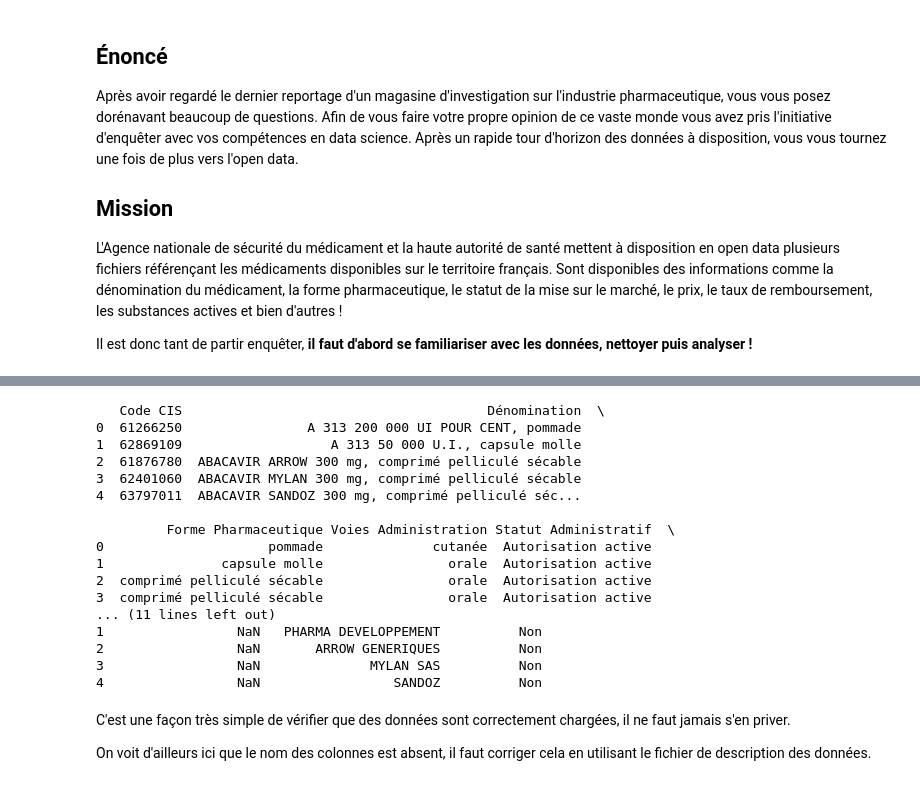
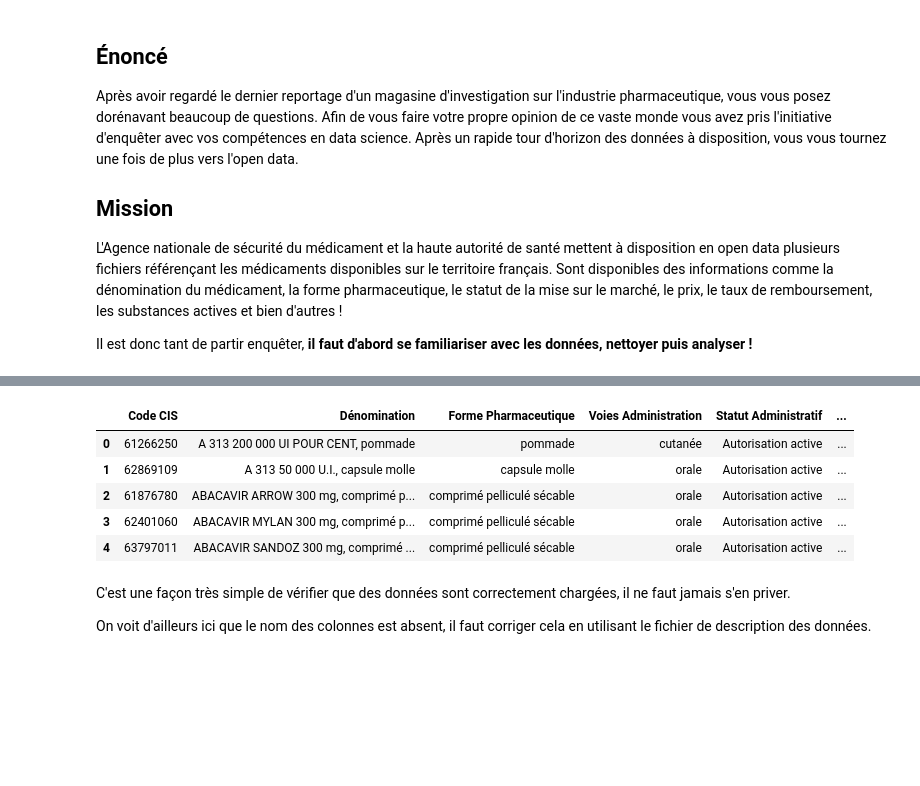
Before and after one commit to SowMobo/pandas_couverture_reseau, a Jupyter notebook: exercice.ipynb, the cells around one changed output, grey strips where cells are left out. Cells and saved outputs as stored; diff of their text form; code cells hidden in the pictures; blank space fills up the shorter version.

```diff
--- a/exercice.ipynb
+++ b/exercice.ipynb
@@ -25,25 +25,14 @@ df_spe = pd.read_csv('CIS_bdpm.txt', sep = '\t', header = None, encoding = 'iso-
 # %% [markdown]
 <img src='./oc2.png' width=15px /> Pouvez-vous afficher les 5 premières lignes du dataframe pour vérifier que les données sont bien chargées ?
 # %%
-print(df_spe.head(5))
+df_spe.head(5)
 # %% [output]
-   Code CIS                                       Dénomination  \
-0  61266250                A 313 200 000 UI POUR CENT, pommade
-1  62869109                   A 313 50 000 U.I., capsule molle
-2  61876780  ABACAVIR ARROW 300 mg, comprimé pelliculé sécable
-3  62401060  ABACAVIR MYLAN 300 mg, comprimé pelliculé sécable
-4  63797011  ABACAVIR SANDOZ 300 mg, comprimé pelliculé séc...
-
-         Forme Pharmaceutique Voies Administration Statut Administratif  \
-0                     pommade              cutanée  Autorisation active
-1               capsule molle                orale  Autorisation active
-2  comprimé pelliculé sécable                orale  Autorisation active
-3  comprimé pelliculé sécable                orale  Autorisation active
-... (11 lines left out)
-1                 NaN   PHARMA DEVELOPPEMENT          Non
-2                 NaN       ARROW GENERIQUES          Non
-3                 NaN              MYLAN SAS          Non
-4                 NaN                 SANDOZ          Non
+|  | Code CIS | Dénomination | Forme Pharmaceutique | Voies Administration | Statut Administratif | ... |
+| 0 | 61266250 | A 313 200 000 UI POUR CENT, pommade | pommade | cutanée | Autorisation active | ... |
+| 1 | 62869109 | A 313 50 000 U.I., capsule molle | capsule molle | orale | Autorisation active | ... |
+| 2 | 61876780 | ABACAVIR ARROW 300 mg, comprimé p... | comprimé pelliculé sécable | orale | Autorisation active | ... |
+| 3 | 62401060 | ABACAVIR MYLAN 300 mg, comprimé p... | comprimé pelliculé sécable | orale | Autorisation active | ... |
+| 4 | 63797011 | ABACAVIR SANDOZ 300 mg, comprimé ... | comprimé pelliculé sécable | orale | Autorisation active | ... |
 # %% [markdown]
 C'est une façon très simple de vérifier que des données sont correctement chargées, il ne faut jamais s'en priver.
 
```
Also changed, not shown: parts of 4 cells of this notebook, 1 other file.
